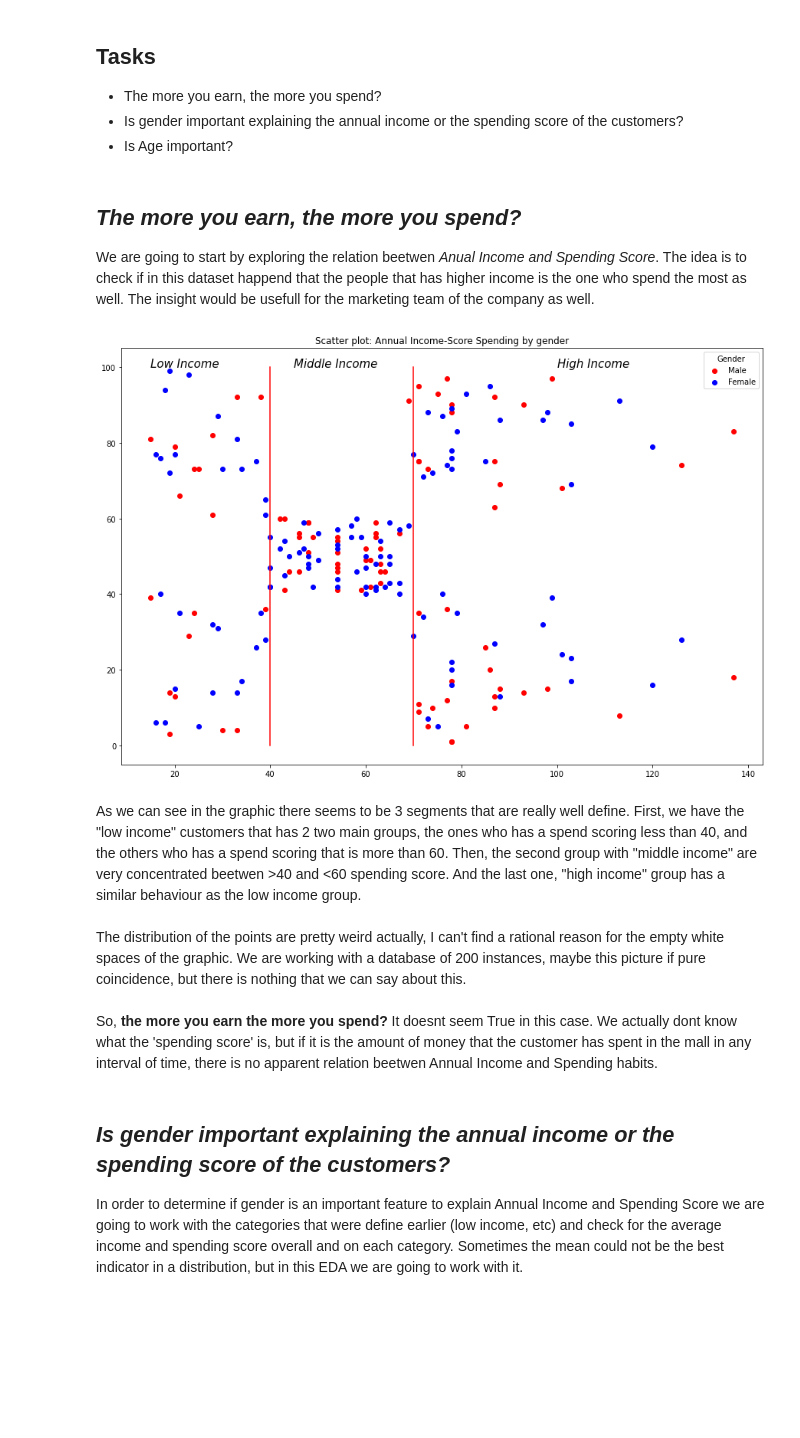
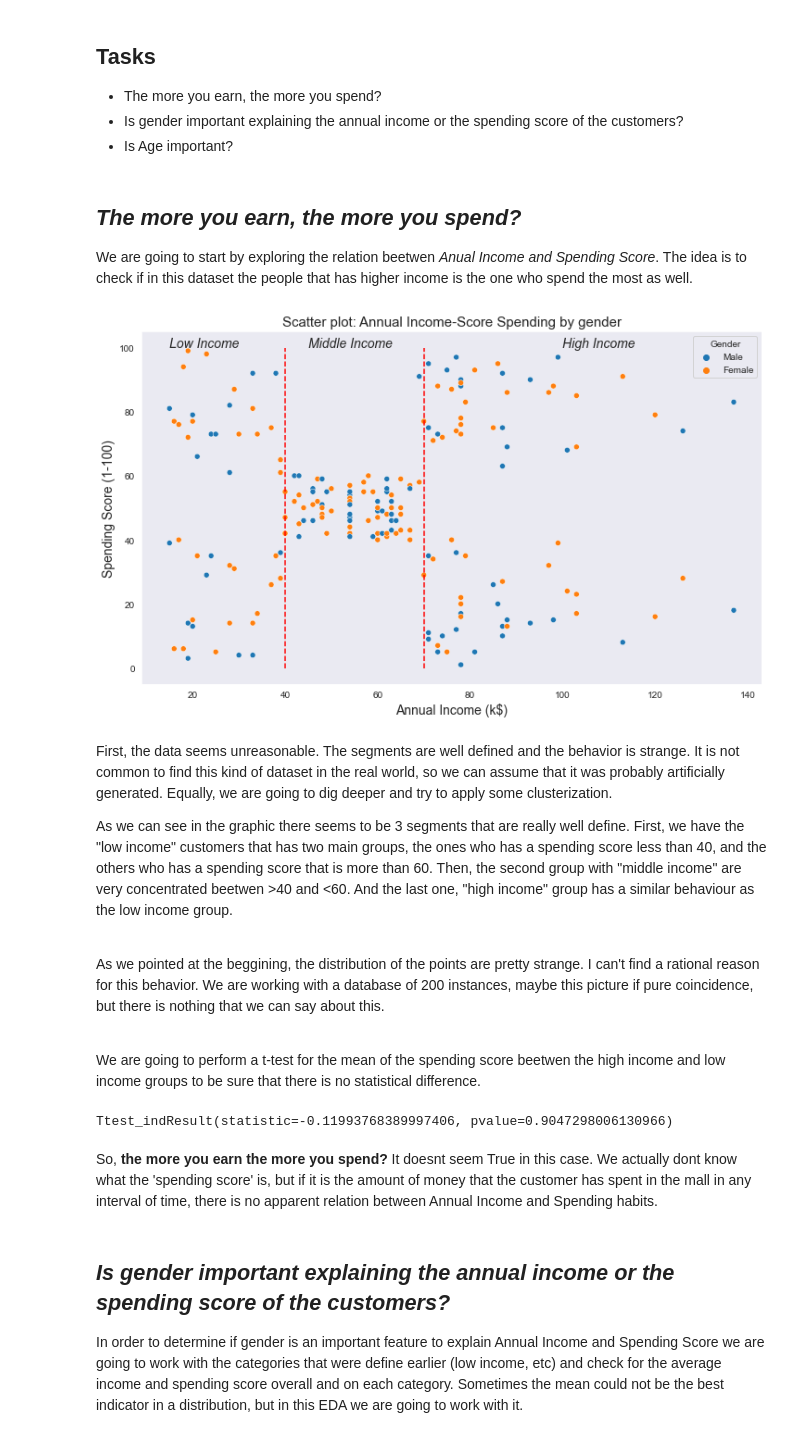
Before and after one commit to Lautaromgo/Data-Science, a Jupyter notebook: Mall Customer/Notebook/Mall_customers.ipynb, the cells around one changed output. Drawn from its saved outputs; the diff is of its cells as text; code cells hidden in the pictures; blank space fills up the shorter version.

```diff
--- a/Mall Customer/Notebook/Mall_customers.ipynb
+++ b/Mall Customer/Notebook/Mall_customers.ipynb
@@ -7,7 +7,7 @@ The idea of this project is to some EDA in order to get to know the data before
 # %%
 import pandas as pd
 
-data = pd.read_csv('D:\Programacion\Proyectos\Data Science\Mall Customer Dataset\Mall_Customers.csv', delimiter=',')
+data = pd.read_csv('D:\Programacion\Proyectos\Data Science\Mall Customer\dataset\Mall_Customers.csv', delimiter=',')
 data
 # %% [output]
 |  | CustomerID | Gender | Age | Annual Income (k$) | Spending Score (1-100) |
@@ -33,42 +33,60 @@ The dataset is really small. Only 200 instances, that could be a problem dependi
 - Is Age important?
 # %% [markdown]
 ## *The more you earn, the more you spend?*
-We are going to start by exploring the relation beetwen *Anual Income and Spending Score*. The idea is to check if in this dataset happend that the people that has higher income is the one who spend the most as well. The insight would be usefull for the marketing team of the company as well.
+We are going to start by exploring the relation beetwen *Anual Income and Spending Score*. The idea is to check if in this dataset the people that has higher income is the one who spend the most as well.
 # %%
 import matplotlib.pyplot as plt
 from matplotlib.lines import Line2D
-%matplotlib inline
+import seaborn as sns
+
+sns.set_style('dark')
 
 # Start the subplot
-fig1, ax = plt.subplots(figsize=(15,10))
+fig1, ax = plt.subplots(figsize=(12,7))
 
 # Make the scatter plot, plot Male and Female cases.
-ax.scatter(data.loc[data['Gender'] == 'Male']['Annual Income (k$)'], data.loc[data['Gender'] == 'Male']['Spending Score (1-100)'], c = 'red', label = 'Male')
-ax.scatter(data.loc[data['Gender'] == 'Female']['Annual Income (k$)'], data.loc[data['Gender'] == 'Female']['Spending Score (1-100)'], c = 'blue', label = 'Female')
+sns.scatterplot(data=data, x='Annual Income (k$)', y='Spending Score (1-100)', hue='Gender')
 ax.legend(title='Gender', loc='upper right')
+ax.xaxis.label.set_size(14)
+ax.yaxis.label.set_size(14)
 
 # Add lines to divide the plot base on income
-line_lowincome, line_middleincome = Line2D([40,40], [0,100], color='red'), Line2D([70,70], [0,100], color='red')
-
-# Set the title
-plt.title('Scatter plot: Annual Income-Score Spending by gender')
+line_lowincome, line_middleincome = Line2D([40,40], [0,100], color='red', ls='--'), Line2D([70,70], [0,100], color='red', ls='--')
 
 # Add the lines
 ax.add_line(line_lowincome)
 ax.add_line(line_middleincome)
 
+# Set the title
+plt.title('Scatter plot: Annual Income-Score Spending by gender', fontsize=15)
+
 # Add tect to each part of the graph.
-ax.text(100, 100, 'High Income', fontsize=15, fontstyle='italic')
-ax.text(45,100, 'Middle Income', fontsize=15, fontstyle='italic')
-ax.text(15,100, 'Low Income', fontsize=15, fontstyle='italic')
+ax.text(100, 100, 'High Income', fontsize=14, fontstyle='italic')
+ax.text(45,100, 'Middle Income', fontsize=14, fontstyle='italic')
+ax.text(15,100, 'Low Income', fontsize=14, fontstyle='italic')
 
 plt.show()
 # %% [output]
-[figure, old version]
+[figure, new version]
 # %% [markdown]
-As we can see in the graphic there seems to be 3 segments that are really well define. First, we have the "low income" customers that has 2 two main groups, the ones who has a spend scoring less than 40, and the others who has a spend scoring that is more than 60. Then, the second group with "middle income" are very concentrated beetwen >40 and <60 spending score. And the last one, "high income" group has a similar behaviour as the low income group. <br><br>
-The distribution of the points are pretty weird actually, I can't find a rational reason for the empty white spaces of the graphic. We are working with a database of 200 instances, maybe this picture if pure coincidence, but there is nothing that we can say about this. <br><br>
-So, **the more you earn the more you spend?** It doesnt seem True in this case. We actually dont know what the 'spending score' is, but if it is the amount of money that the customer has spent in the mall in any interval of time, there is no apparent relation beetwen Annual Income and Spending habits.
+First, the data seems unreasonable. The segments are well defined and the behavior is strange. It is not common to find this kind of dataset in the real world, so we can assume that it was probably artificially generated. Equally, we are going to dig deeper and try to apply some clusterization.
+
+As we can see in the graphic there seems to be 3 segments that are really well define. First, we have the "low income" customers that has two main groups, the ones who has a spending score less than 40, and the others who has a spending score that is more than 60. Then, the second group with "middle income" are very concentrated beetwen >40 and <60. And the last one, "high income" group has a similar behaviour as the low income group. <br><br>
+
+As we pointed at the beggining, the distribution of the points are pretty strange. I can't find a rational reason for this behavior. We are working with a database of 200 instances, maybe this picture if pure coincidence, but there is nothing that we can say about this. <br><br>
+
+We are going to perform a t-test for the mean of the spending score beetwen the high income and low income groups to be sure that there is no statistical difference.
+# %%
+from scipy.stats import ttest_ind
+
+low_income = data.loc[data['Annual Income (k$)'] <= 40, 'Spending Score (1-100)']
+high_income = data.loc[data['Annual Income (k$)'] > 70, 'Spending Score (1-100)']
+
+ttest_ind(low_income, high_income)
+# %% [output]
+Ttest_indResult(statistic=-0.11993768389997406, pvalue=0.9047298006130966)
+# %% [markdown]
+So, **the more you earn the more you spend?** It doesnt seem True in this case. We actually dont know what the 'spending score' is, but if it is the amount of money that the customer has spent in the mall in any interval of time, there is no apparent relation between Annual Income and Spending habits.
 # %% [markdown]
 ## *Is gender important explaining the annual income or the spending score of the customers?* <br>
 In order to determine if gender is an important feature to explain Annual Income and Spending Score we are going to work with the categories that were define earlier (low income, etc) and check for the average income and spending score overall and on each category. Sometimes the mean could not be the best indicator in a distribution, but in this EDA we are going to work with it.
```
Also changed, not shown: parts of 8 cells of this notebook, 1 other file.
